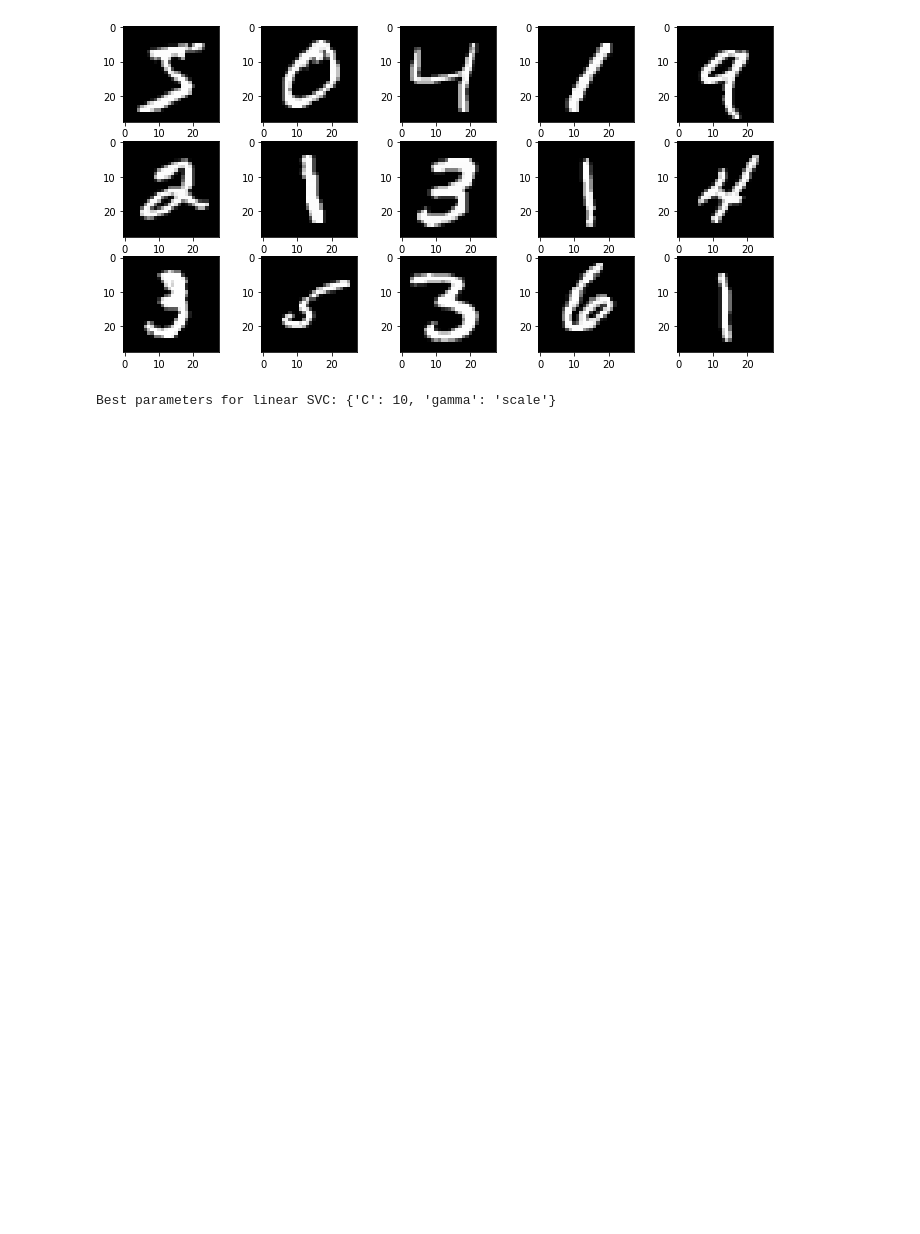
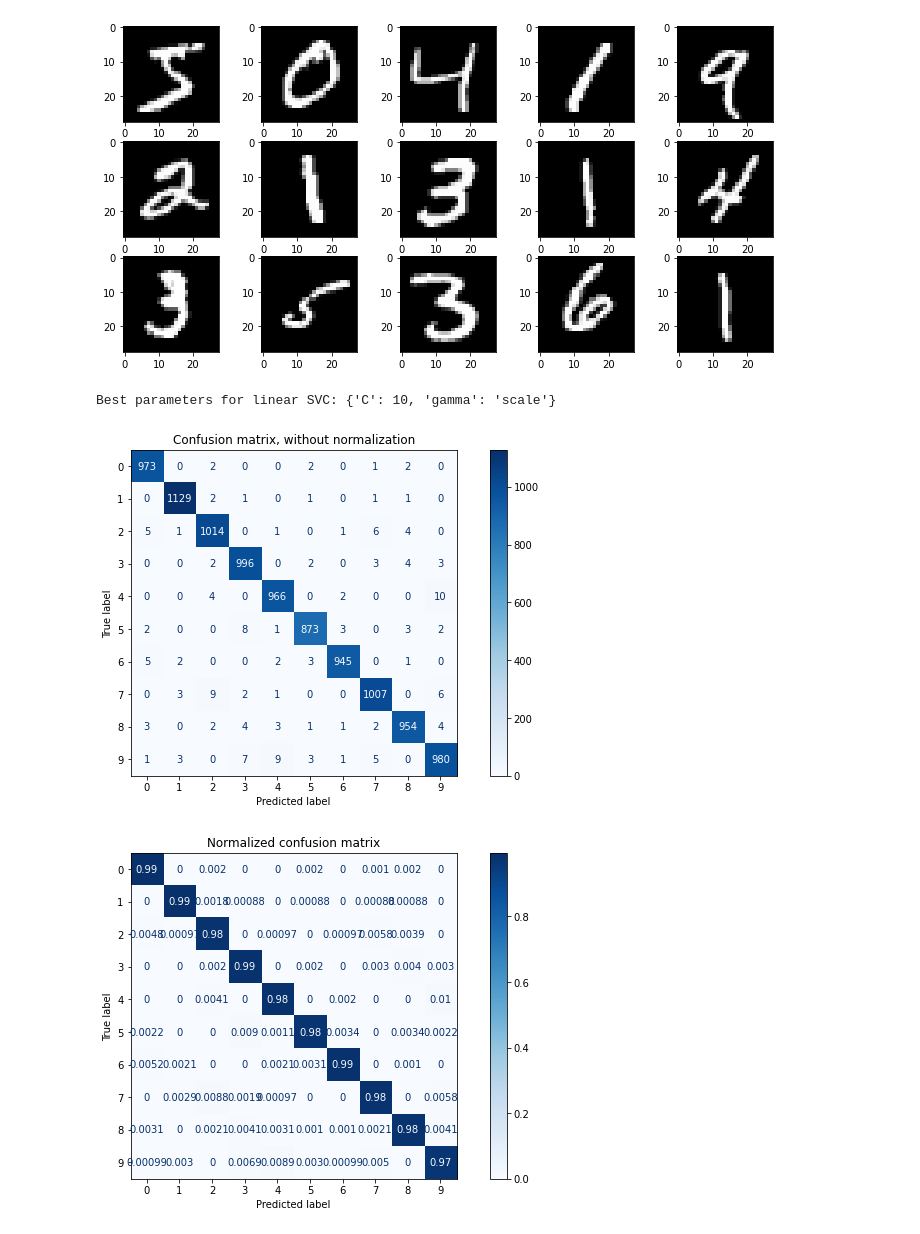
Before and after one commit to NMROSS/Pattern-Recognition-As1, a Jupyter notebook: SVM/svm.ipynb, the cells around one changed output. Saved outputs shown, nothing was run; the diff lists cells and outputs as text; code cells hidden in the pictures; blank space fills up the shorter version.

```diff
--- a/SVM/svm.ipynb
+++ b/SVM/svm.ipynb
@@ -90,0 +80,29 @@ print("Confusion matrix:\n%s" % cm_test)
+# %%
+from sklearn.metrics import plot_confusion_matrix
+
+
+# acc_train = accuracy_score(y_train, clf.predict(X_train))
+# acc_test = accuracy_score(y_test, clf.predict(X_test))
+#
+# print("Linear SVM accuracy train: {}".format(acc_train))
+# print("Linear SVM accuracy test: {}".format(acc_test))
+
+class_names = [0, 1, 2, 3, 4, 5, 6, 7, 8, 9]
+titles_options = [("Confusion matrix, without normalization", None),
+                  ("Normalized confusion matrix", 'true')]
+
+np.set_printoptions(precision=2)
+for title, normalize in titles_options:
+    disp = plot_confusion_matrix(clf, X_test, y_test,
+                                 display_labels=class_names,
+                                 cmap=plt.cm.Blues,
+                                 normalize=normalize)
+    disp.ax_.set_title(title)
+
+plt.show()
+
+# Linear SVM accuracy train: 0.9999
+# Linear SVM accuracy test: 0.9837
+# %% [output]
+[figure, added]
+[figure, added]
```
Also changed, not shown: parts of 5 cells of this notebook.
